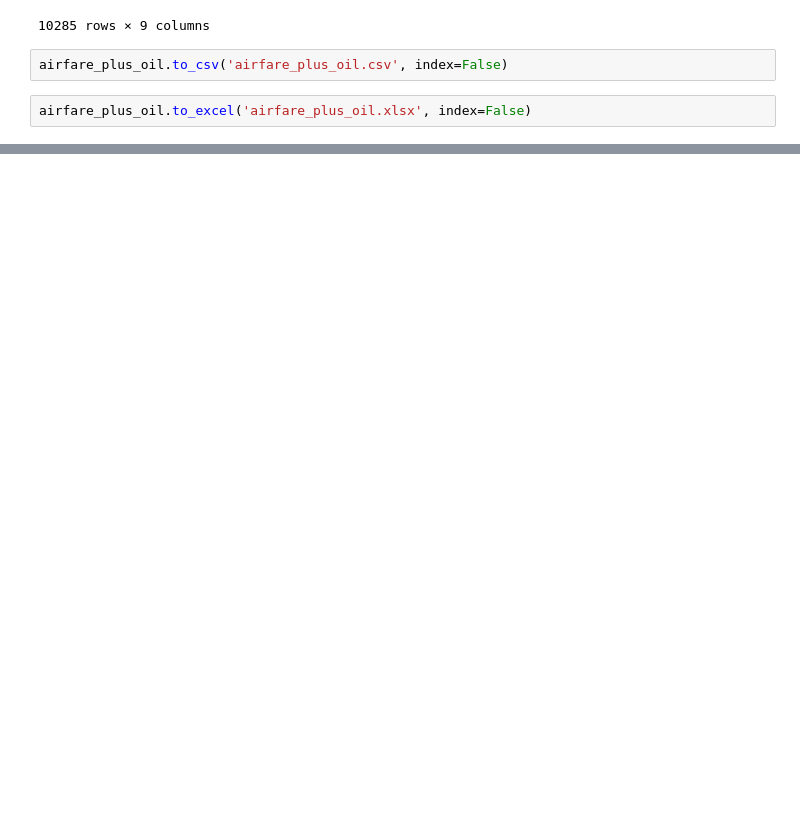
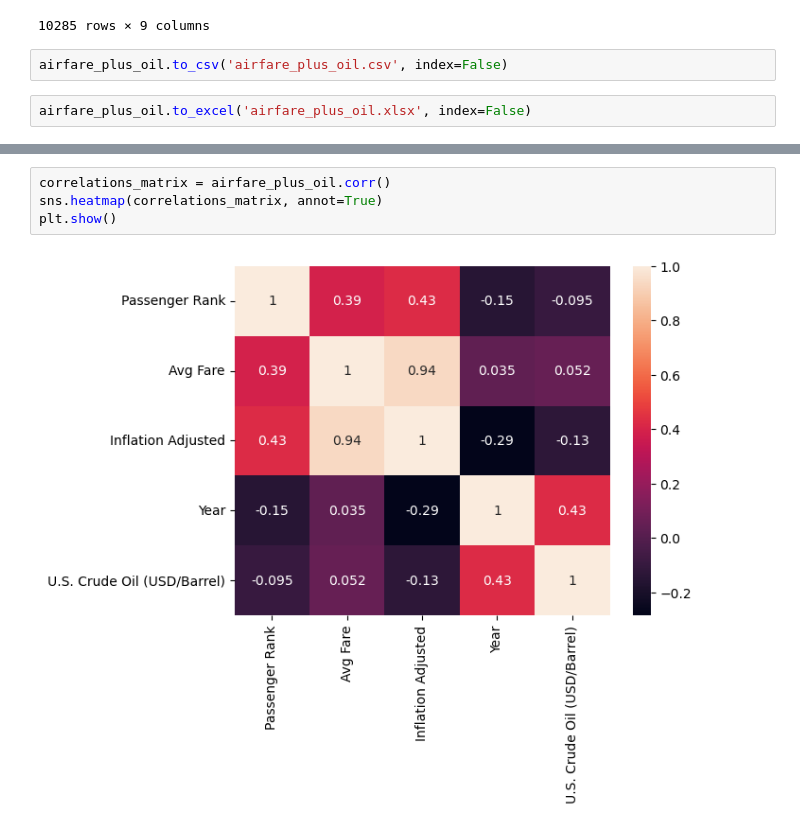
Before and after one commit to hteeter13/TeeterFinalProject, a Jupyter notebook: Data Analytics Final Project.ipynb, the cells around one changed output, grey strips where cells are left out. Cells and saved outputs as stored; diff of their text form; blank space fills up the shorter version.

```diff
--- a/Data Analytics Final Project.ipynb
+++ b/Data Analytics Final Project.ipynb
@@ -1377,0 +1419,6 @@ airfare_plus_oil.to_excel('airfare_plus_oil.xlsx', index=False)
+# %%
+correlations_matrix = airfare_plus_oil.corr()
+sns.heatmap(correlations_matrix, annot=True)
+plt.show()
+# %% [output]
+[figure, added]
```
Also changed, not shown: parts of 56 cells of this notebook.
